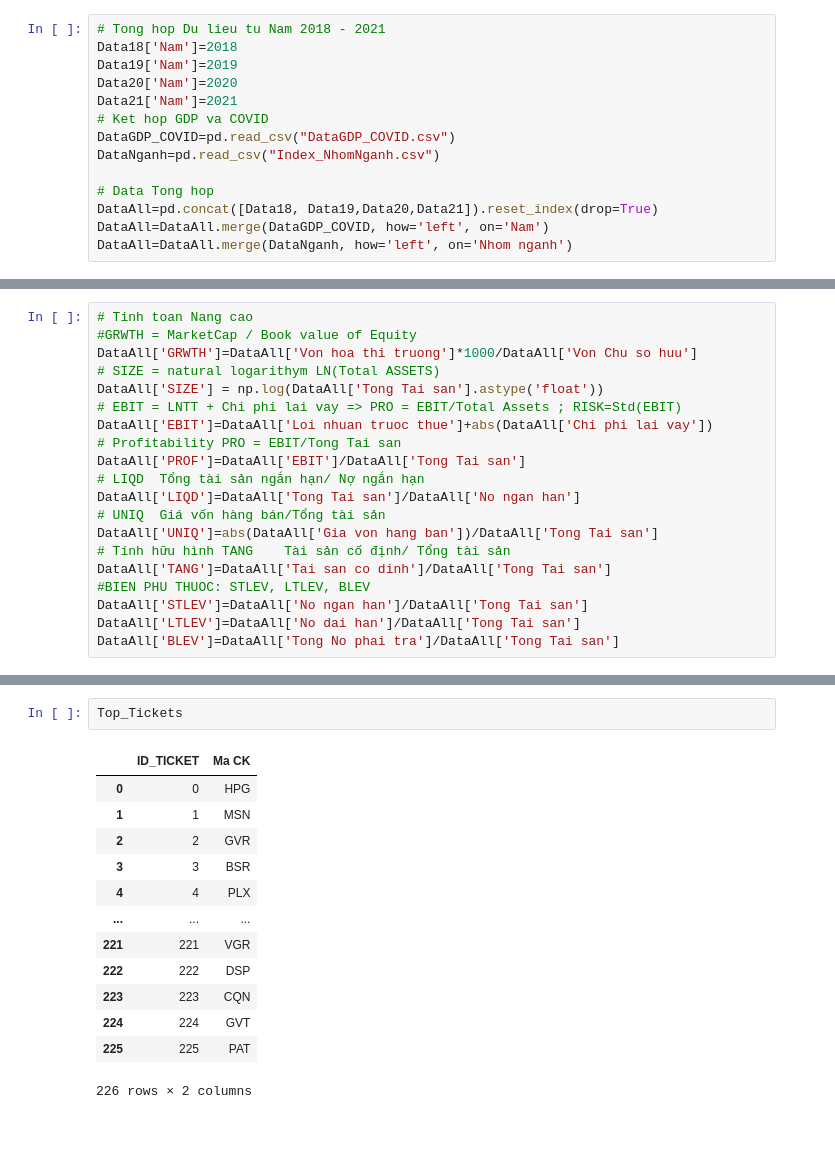
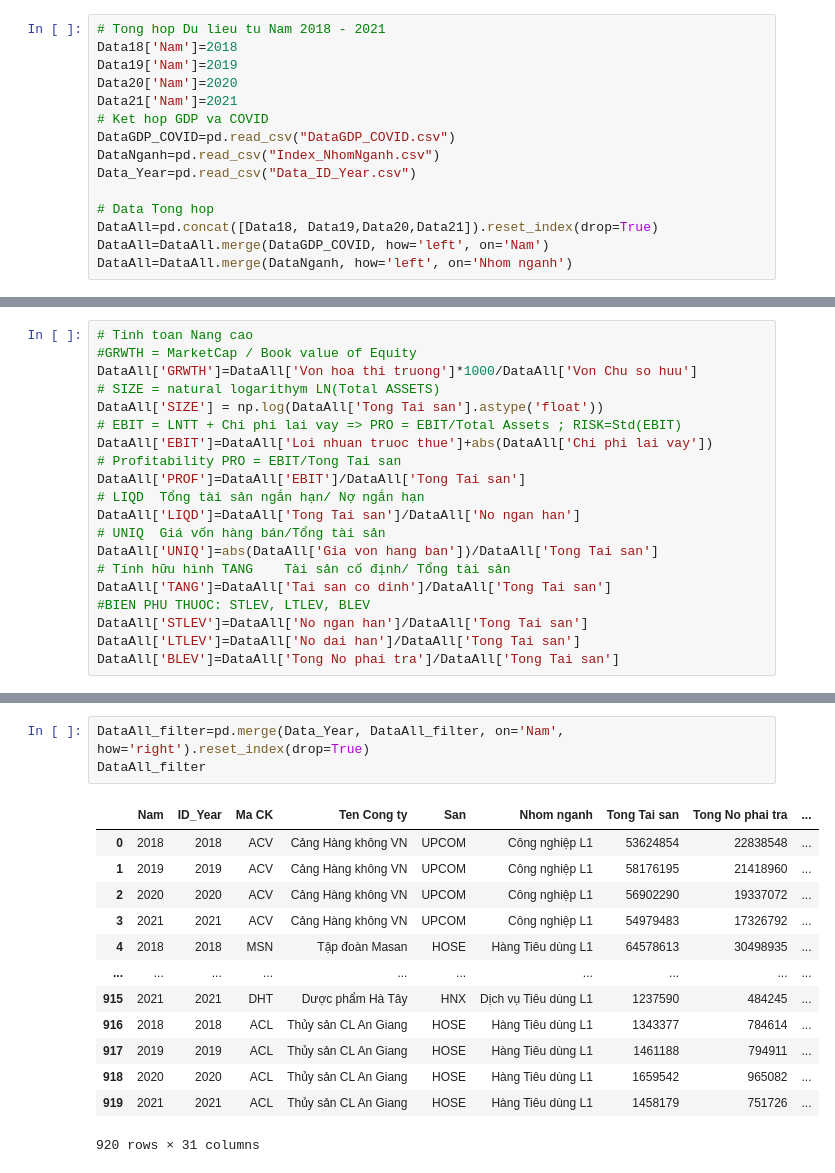
Before and after one commit to vuquangnguyen2018/KhoaLuanUEH, a Jupyter notebook: Dataset/Phan tich Du lieu.ipynb, the cells around one changed output, grey strips where cells are left out. Saved outputs shown, nothing was run; the diff lists cells and outputs as text; blank space fills up the shorter version.

```diff
--- a/Dataset/Phan tich Du lieu.ipynb
+++ b/Dataset/Phan tich Du lieu.ipynb
@@ -68,6 +68,7 @@ Data21['Nam']=2021
 # Ket hop GDP va COVID
 DataGDP_COVID=pd.read_csv("DataGDP_COVID.csv")
 DataNganh=pd.read_csv("Index_NhomNganh.csv")
+Data_Year=pd.read_csv("Data_ID_Year.csv")
 
 # Data Tong hop
 DataAll=pd.concat([Data18, Data19,Data20,Data21]).reset_index(drop=True)
@@ -128,16 +126,17 @@ Output
-# %%
-Top_Tickets
-# %% [output]
-|  | ID_TICKET | Ma CK |
-| 0 | 0 | HPG |
-| 1 | 1 | MSN |
-| 2 | 2 | GVR |
-| 3 | 3 | BSR |
-| 4 | 4 | PLX |
-| ... | ... | ... |
-| 221 | 221 | VGR |
-| 222 | 222 | DSP |
-| 223 | 223 | CQN |
-| 224 | 224 | GVT |
-| 225 | 225 | PAT |
-226 rows × 2 columns
+# %%
+DataAll_filter=pd.merge(Data_Year, DataAll_filter, on='Nam', how='right').reset_index(drop=True)
+DataAll_filter
+# %% [output]
+|  | Nam | ID_Year | Ma CK | Ten Cong ty | San | Nhom nganh | Tong Tai san | Tong No phai tra | ... |
+| 0 | 2018 | 2018 | ACV | Cảng Hàng không VN | UPCOM | Công nghiệp L1 | 53624854 | 22838548 | ... |
+| 1 | 2019 | 2019 | ACV | Cảng Hàng không VN | UPCOM | Công nghiệp L1 | 58176195 | 21418960 | ... |
+| 2 | 2020 | 2020 | ACV | Cảng Hàng không VN | UPCOM | Công nghiệp L1 | 56902290 | 19337072 | ... |
+| 3 | 2021 | 2021 | ACV | Cảng Hàng không VN | UPCOM | Công nghiệp L1 | 54979483 | 17326792 | ... |
+| 4 | 2018 | 2018 | MSN | Tập đoàn Masan | HOSE | Hàng Tiêu dùng L1 | 64578613 | 30498935 | ... |
+| ... | ... | ... | ... | ... | ... | ... | ... | ... | ... |
+| 915 | 2021 | 2021 | DHT | Dược phẩm Hà Tây | HNX | Dịch vụ Tiêu dùng L1 | 1237590 | 484245 | ... |
+| 916 | 2018 | 2018 | ACL | Thủy sản CL An Giang | HOSE | Hàng Tiêu dùng L1 | 1343377 | 784614 | ... |
+| 917 | 2019 | 2019 | ACL | Thủy sản CL An Giang | HOSE | Hàng Tiêu dùng L1 | 1461188 | 794911 | ... |
+| 918 | 2020 | 2020 | ACL | Thủy sản CL An Giang | HOSE | Hàng Tiêu dùng L1 | 1659542 | 965082 | ... |
+| 919 | 2021 | 2021 | ACL | Thủy sản CL An Giang | HOSE | Hàng Tiêu dùng L1 | 1458179 | 751726 | ... |
+920 rows × 31 columns
```
Also changed, not shown: parts of 4 cells of this notebook, 10 other files.
